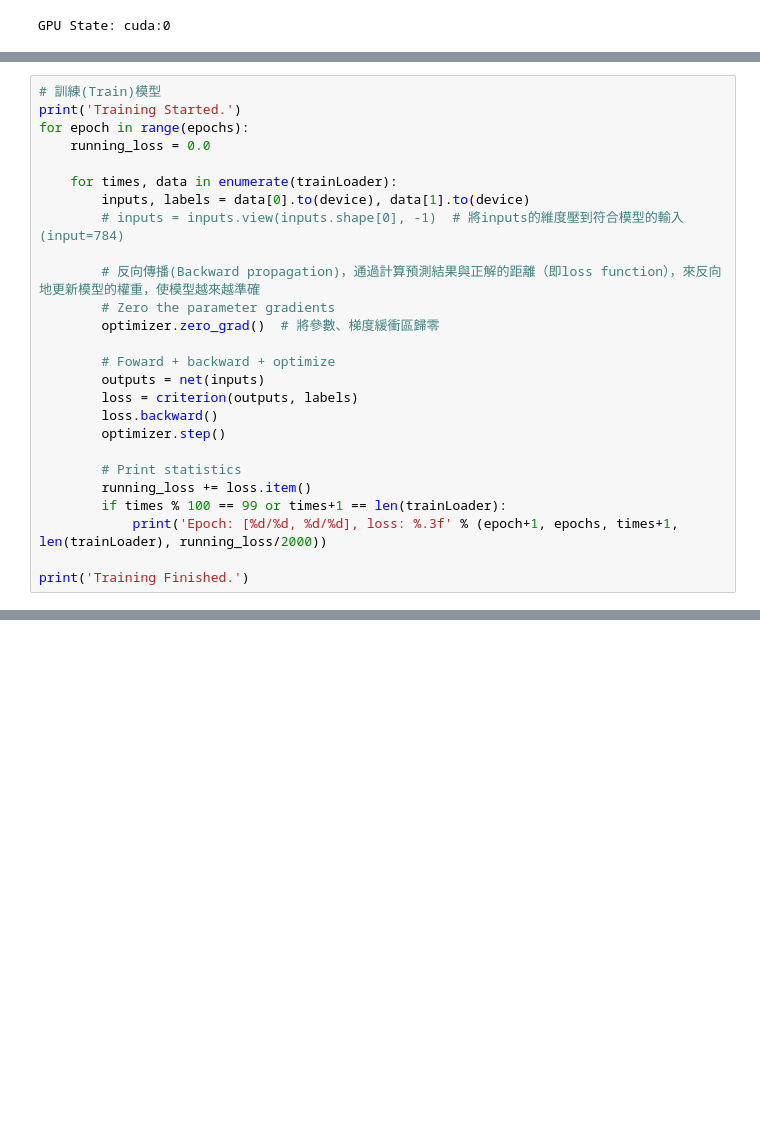
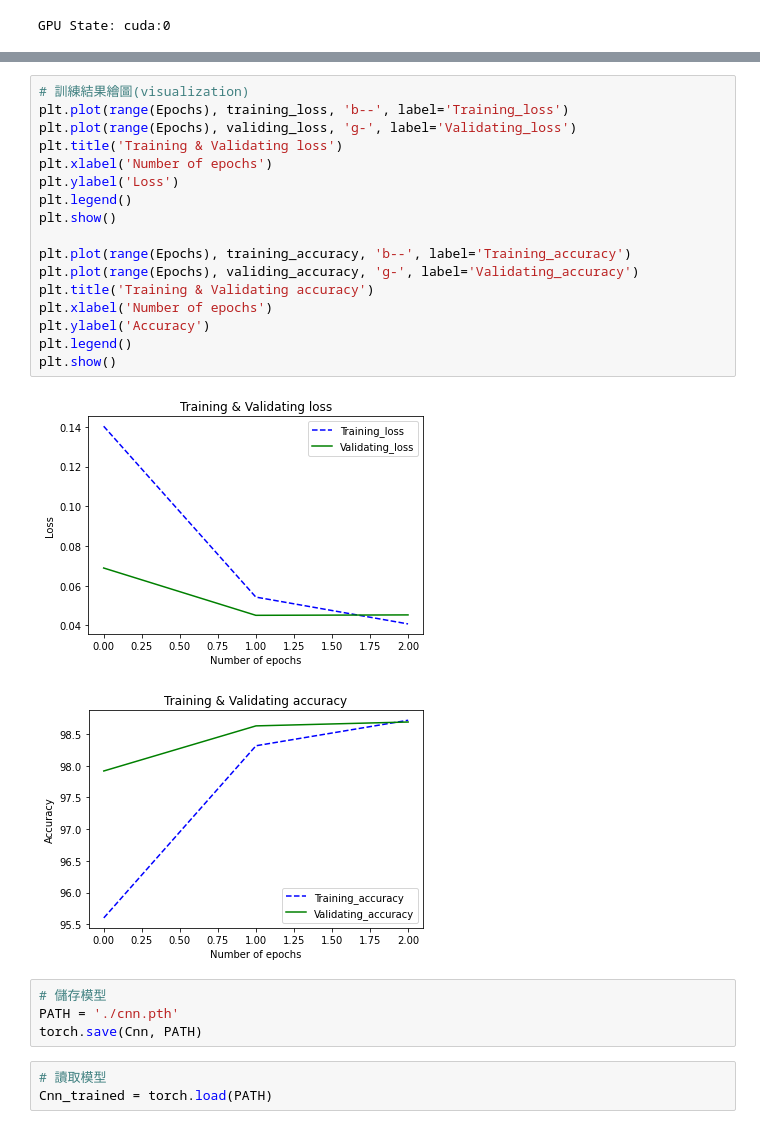
Before and after one commit to dvsseed/AR2, a Jupyter notebook: PyTorch_MNIST.ipynb, the cells around one changed output, grey strips where cells are left out. Cells and saved outputs as stored; diff of their text form; blank space fills up the shorter version.

```diff
--- a/PyTorch_MNIST.ipynb
+++ b/PyTorch_MNIST.ipynb
@@ -132,26 +164,0 @@ optimizer = optim.Adam(net.parameters(), lr=lr)  # optimize all cnn parameters
-# %%
-# 訓練(Train)模型
-print('Training Started.')
-for epoch in range(epochs):
-    running_loss = 0.0
-
-    for times, data in enumerate(trainLoader):
-        inputs, labels = data[0].to(device), data[1].to(device)
-        # inputs = inputs.view(inputs.shape[0], -1)  # 將inputs的維度壓到符合模型的輸入(input=784)
-
-        # 反向傳播(Backward propagation)，通過計算預測結果與正解的距離（即loss function），來反向地更新模型的權重，使模型越來越準確
-        # Zero the parameter gradients
-        optimizer.zero_grad()  # 將參數、梯度緩衝區歸零
-
-        # Foward + backward + optimize
-        outputs = net(inputs)
-        loss = criterion(outputs, labels)
-        loss.backward()
-        optimizer.step()
-
-        # Print statistics
-        running_loss += loss.item()
-        if times % 100 == 99 or times+1 == len(trainLoader):
-            print('Epoch: [%d/%d, %d/%d], loss: %.3f' % (epoch+1, epochs, times+1, len(trainLoader), running_loss/2000))
-
-print('Training Finished.')
@@ -176,2 +257,29 @@ Training Finished.
+# %%
+# 訓練結果繪圖(visualization)
+plt.plot(range(Epochs), training_loss, 'b--', label='Training_loss')
+plt.plot(range(Epochs), validing_loss, 'g-', label='Validating_loss')
+plt.title('Training & Validating loss')
+plt.xlabel('Number of epochs')
+plt.ylabel('Loss')
+plt.legend()
+plt.show()
+
+plt.plot(range(Epochs), training_accuracy, 'b--', label='Training_accuracy')
+plt.plot(range(Epochs), validing_accuracy, 'g-', label='Validating_accuracy')
+plt.title('Training & Validating accuracy')
+plt.xlabel('Number of epochs')
+plt.ylabel('Accuracy')
+plt.legend()
+plt.show()
+# %% [output]
+[figure, added]
+[figure, added]
+# %%
+# 儲存模型
+PATH = './cnn.pth'
+torch.save(Cnn, PATH)
+# %%
+# 讀取模型
+Cnn_trained = torch.load(PATH)
 # %%
 # 測試(Test)
```
Also changed, not shown: parts of 15 cells of this notebook.
